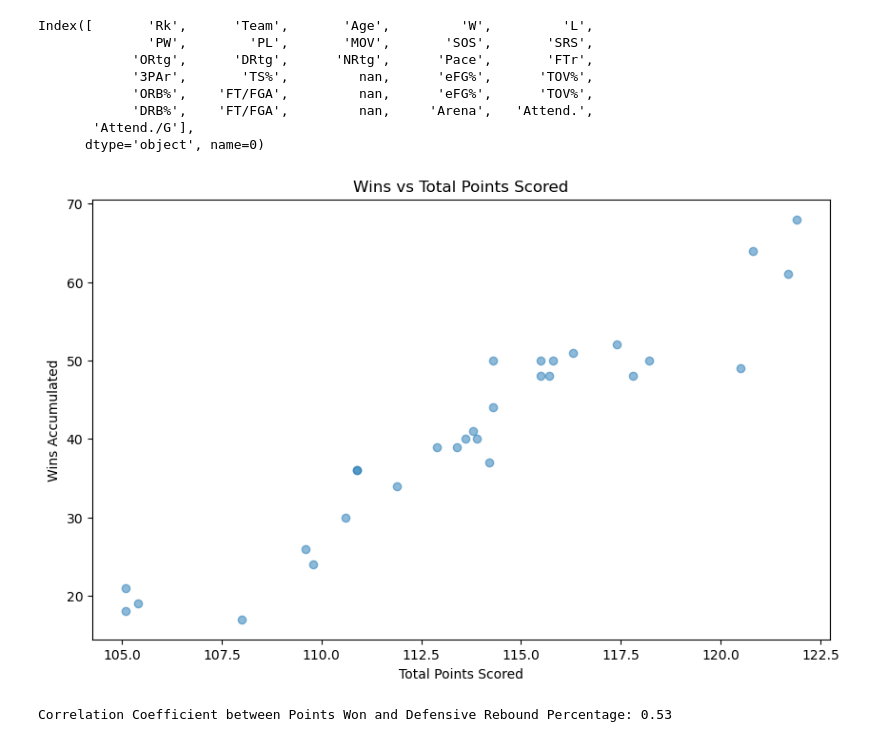
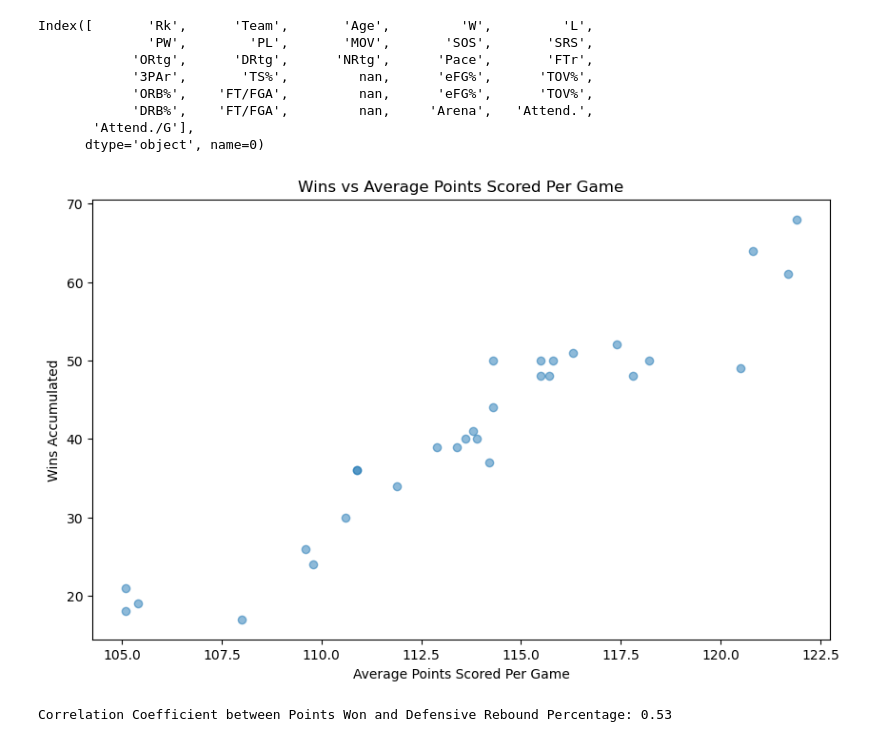
Before and after one commit to megharamanii/NBA-Project, a Jupyter notebook: Final Project/NBA Project.ipynb, the cells around one changed output. Drawn from its saved outputs; the diff is of its cells as text; code cells hidden in the pictures.

```diff
--- a/Final Project/NBA Project.ipynb
+++ b/Final Project/NBA Project.ipynb
@@ -110,17 +117,17 @@ Index([       'Rk',      'Team',       'Age',         'W',         'L',
 # %%
 df2['PTS'] = pd.to_numeric(df2['PTS'], errors='coerce')
 df5['W'] = pd.to_numeric(df5['W'], errors='coerce')
 
 valid_data = df2[['PTS']].join(df5[['W']]).dropna()
 
 plt.figure(figsize=(10, 6))
 plt.scatter(valid_data['PTS'], valid_data['W'], alpha=0.5)
-plt.xlabel('Total Points Scored')
+plt.xlabel('Average Points Scored Per Game')
 plt.ylabel('Wins Accumulated')
-plt.title('Wins vs Total Points Scored')
+plt.title('Wins vs Average Points Scored Per Game')
 plt.show()
 # %% [output]
-[figure, old version]
+[figure, new version]
 # %%
 df5['PW'] = pd.to_numeric(df5['PW'], errors='coerce')
 df5['DRB%'] = pd.to_numeric(df5['DRB%'], errors='coerce')
```
Also changed, not shown: parts of 6 cells of this notebook.
